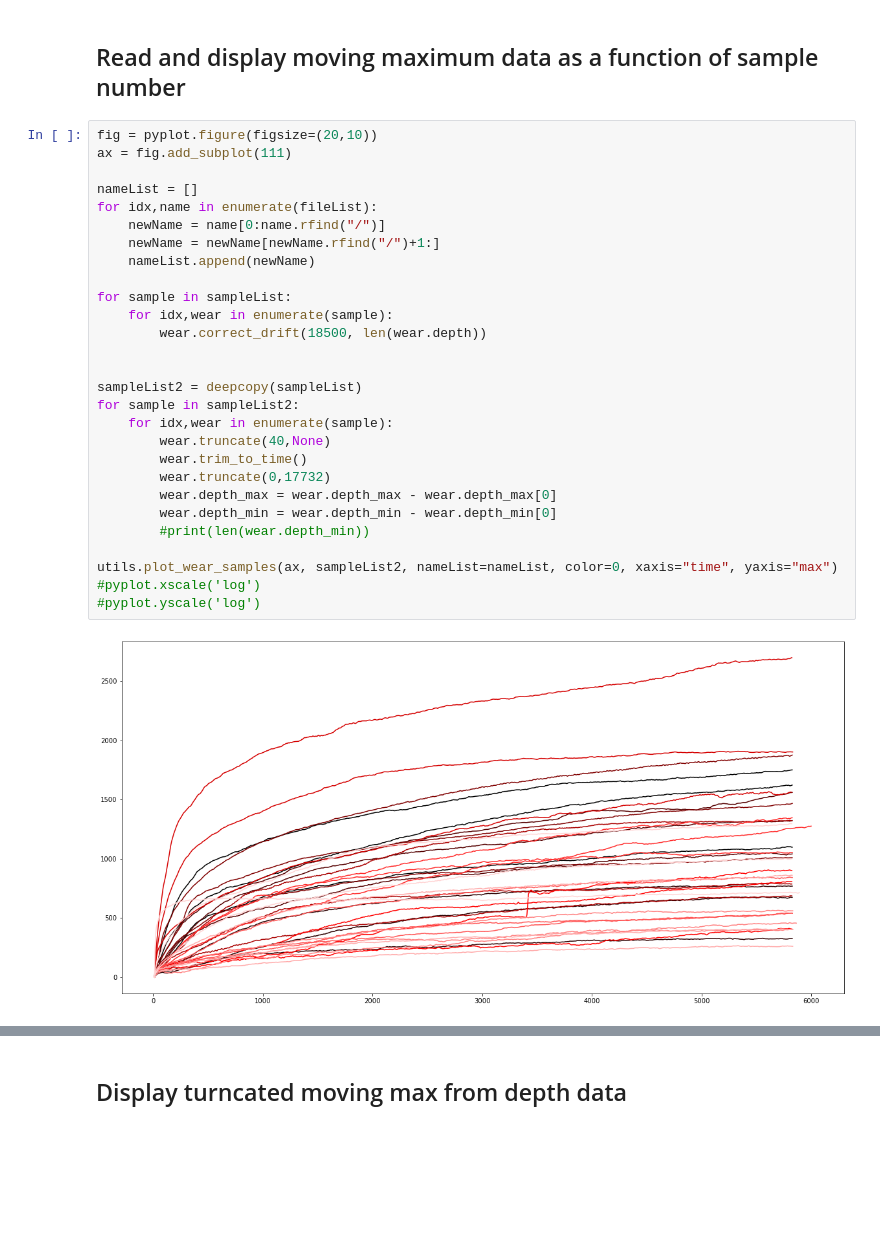
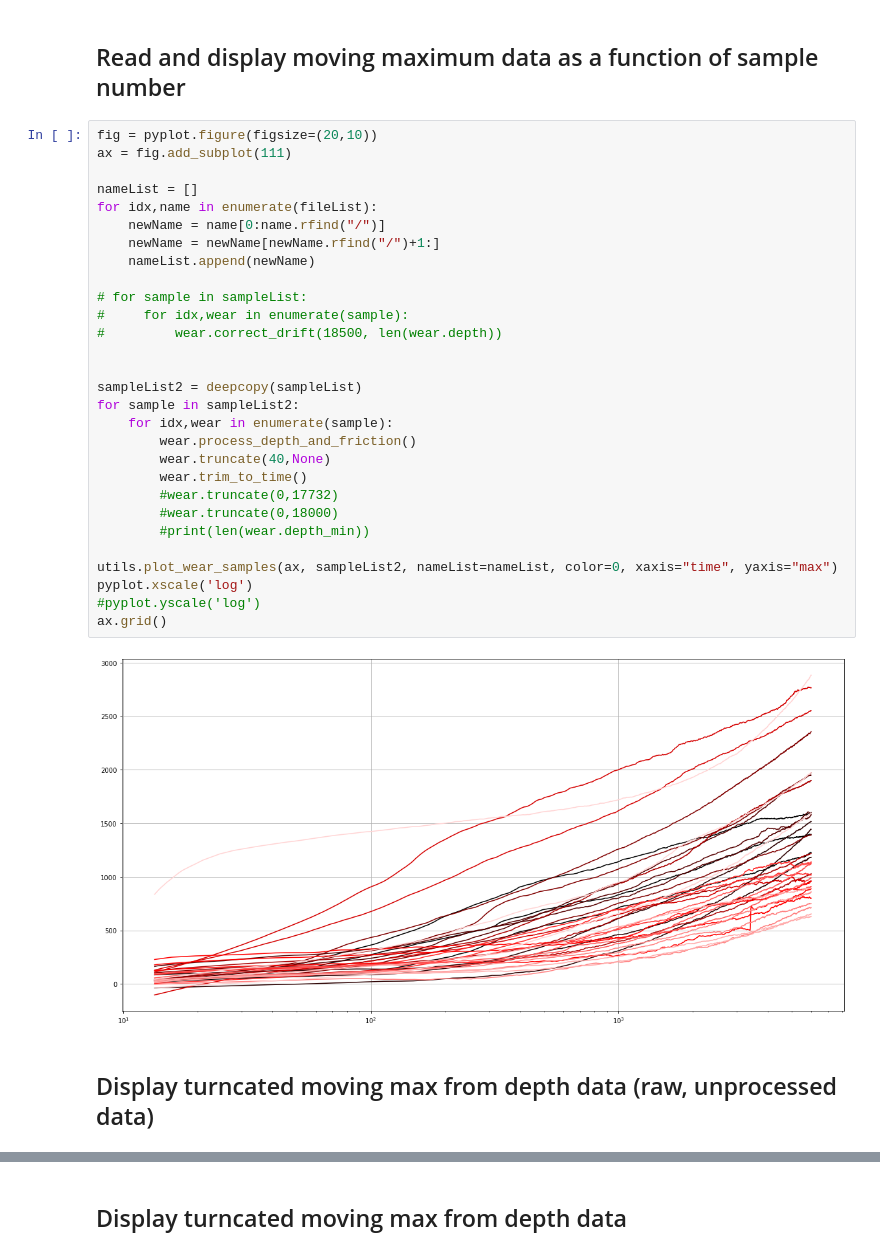
Before and after one commit to antoszy/Scratch-Analysis, a Jupyter notebook: wear_analysis.ipynb, the cells around one changed output, grey strips where cells are left out. Drawn from its saved outputs; the diff is of its cells as text; blank space fills up the shorter version.

Commit message:
Wear plots and correlations
Signed-off-by: Michal Antoszkiewicz <mantoszkiewicz@flyps.io>

```diff
--- a/wear_analysis.ipynb
+++ b/wear_analysis.ipynb
@@ -24,30 +28,33 @@ sampleList = [utils.read_wear_data(file) for file in fileList]
 # %%
 fig = pyplot.figure(figsize=(20,10))
 ax = fig.add_subplot(111)
 
 nameList = []
 for idx,name in enumerate(fileList):
     newName = name[0:name.rfind("/")]
     newName = newName[newName.rfind("/")+1:]
     nameList.append(newName)
 
-for sample in sampleList:
-    for idx,wear in enumerate(sample):
-        wear.correct_drift(18500, len(wear.depth))
+# for sample in sampleList:
+#     for idx,wear in enumerate(sample):
+#         wear.correct_drift(18500, len(wear.depth))
 
 
 sampleList2 = deepcopy(sampleList)
 for sample in sampleList2:
     for idx,wear in enumerate(sample):
+        wear.process_depth_and_friction()
         wear.truncate(40,None)
         wear.trim_to_time()
-        wear.truncate(0,17732)
-        wear.depth_max = wear.depth_max - wear.depth_max[0]
-        wear.depth_min = wear.depth_min - wear.depth_min[0]
+        #wear.truncate(0,17732)
+        #wear.truncate(0,18000)
         #print(len(wear.depth_min))
 
 utils.plot_wear_samples(ax, sampleList2, nameList=nameList, color=0, xaxis="time", yaxis="max")
-#pyplot.xscale('log')
+pyplot.xscale('log')
 #pyplot.yscale('log')
+ax.grid()
 # %% [output]
-[figure, old version]
+[figure, new version]
+# %% [markdown]
+## Display turncated moving max from depth data (raw, unprocessed data)
```
Also changed, not shown: parts of 12 cells of this notebook, 5 other files.
